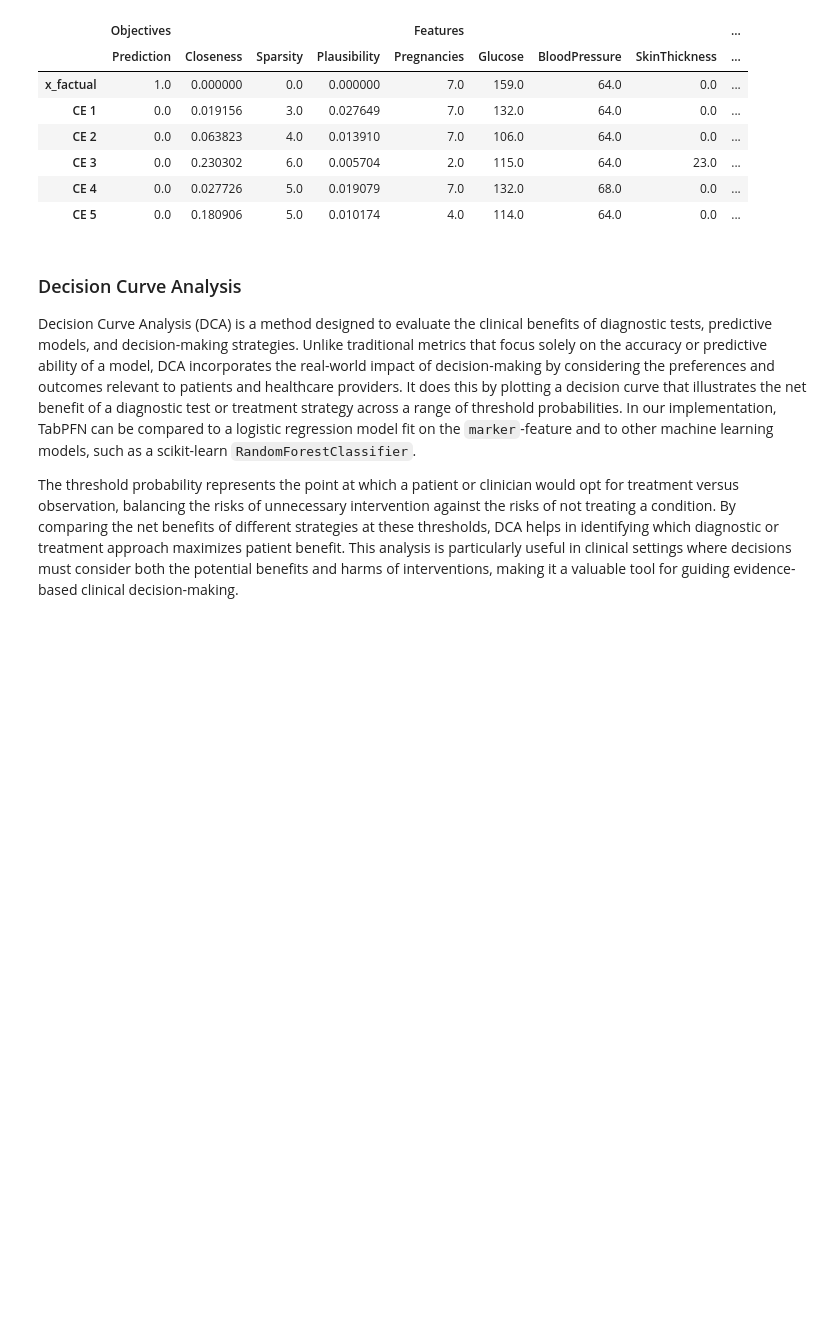
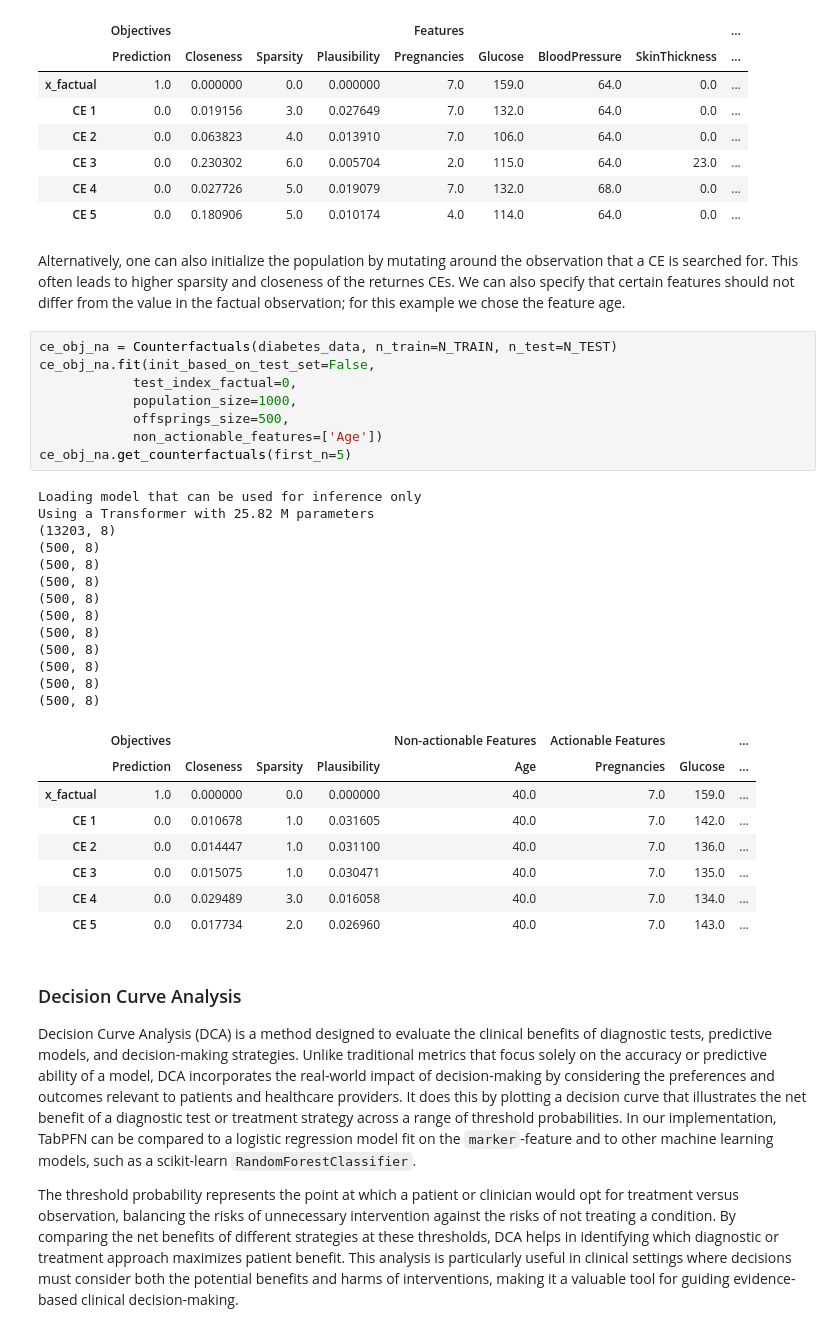
Before and after one commit to david-rundel/tabpfn_iml, a Jupyter notebook: demo/tabpfniml_demo_notebook.ipynb, the cells around one changed output. Cells and saved outputs as stored; diff of their text form; blank space fills up the shorter version.

```diff
--- a/demo/tabpfniml_demo_notebook.ipynb
+++ b/demo/tabpfniml_demo_notebook.ipynb
@@ -184,6 +188,38 @@ Config.warnings['not_compiled'] = False
 | CE 3 | 0.0 | 0.230302 | 6.0 | 0.005704 | 2.0 | 115.0 | 64.0 | 23.0 | ... |
 | CE 4 | 0.0 | 0.027726 | 5.0 | 0.019079 | 7.0 | 132.0 | 68.0 | 0.0 | ... |
 | CE 5 | 0.0 | 0.180906 | 5.0 | 0.010174 | 4.0 | 114.0 | 64.0 | 0.0 | ... |
+# %% [markdown]
+Alternatively, one can also initialize the population by mutating around the observation that a CE is searched for. This often leads to higher sparsity and closeness of the returnes CEs. We can also specify that certain features should not differ from the value in the factual observation; for this example we chose the feature age.
+# %%
+ce_obj_na = Counterfactuals(diabetes_data, n_train=N_TRAIN, n_test=N_TEST)
+ce_obj_na.fit(init_based_on_test_set=False,
+            test_index_factual=0,
+            population_size=1000,
+            offsprings_size=500,
+            non_actionable_features=['Age'])
+ce_obj_na.get_counterfactuals(first_n=5)
+# %% [output]
+Loading model that can be used for inference only
+Using a Transformer with 25.82 M parameters
+(13203, 8)
+(500, 8)
+(500, 8)
+(500, 8)
+(500, 8)
+(500, 8)
+(500, 8)
+(500, 8)
+(500, 8)
+(500, 8)
+(500, 8)
+|  | Objectives |  |  |  | Non-actionable Features | Actionable Features |  | ... |
+|  | Prediction | Closeness | Sparsity | Plausibility | Age | Pregnancies | Glucose | ... |
+| x_factual | 1.0 | 0.000000 | 0.0 | 0.000000 | 40.0 | 7.0 | 159.0 | ... |
+| CE 1 | 0.0 | 0.010678 | 1.0 | 0.031605 | 40.0 | 7.0 | 142.0 | ... |
+| CE 2 | 0.0 | 0.014447 | 1.0 | 0.031100 | 40.0 | 7.0 | 136.0 | ... |
+| CE 3 | 0.0 | 0.015075 | 1.0 | 0.030471 | 40.0 | 7.0 | 135.0 | ... |
+| CE 4 | 0.0 | 0.029489 | 3.0 | 0.016058 | 40.0 | 7.0 | 134.0 | ... |
+| CE 5 | 0.0 | 0.017734 | 2.0 | 0.026960 | 40.0 | 7.0 | 143.0 | ... |
 # %% [markdown]
 ### Decision Curve Analysis
 Decision Curve Analysis (DCA) is a method designed to evaluate the clinical benefits of diagnostic tests, predictive models, and decision-making strategies. Unlike traditional metrics that focus solely on the accuracy or predictive ability of a model, DCA incorporates the real-world impact of decision-making by considering the preferences and outcomes relevant to patients and healthcare providers. It does this by plotting a decision curve that illustrates the net benefit of a diagnostic test or treatment strategy across a range of threshold probabilities. In our implementation, TabPFN can be compared to a logistic regression model fit on the `marker`-feature and to other machine learning models, such as a scikit-learn `RandomForestClassifier`.
```
Also changed, not shown: parts of 1 cell of this notebook.
